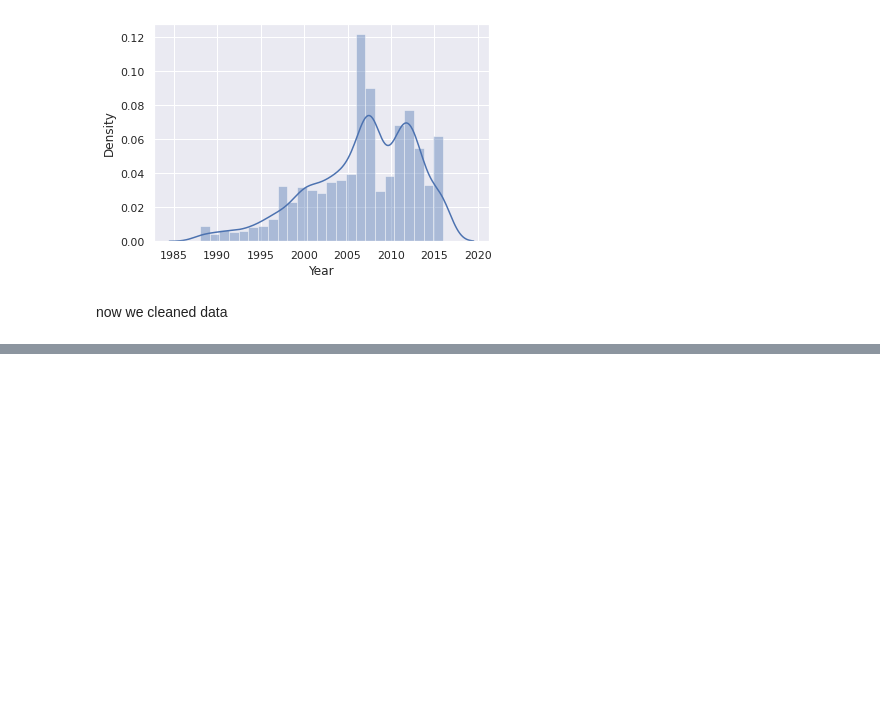
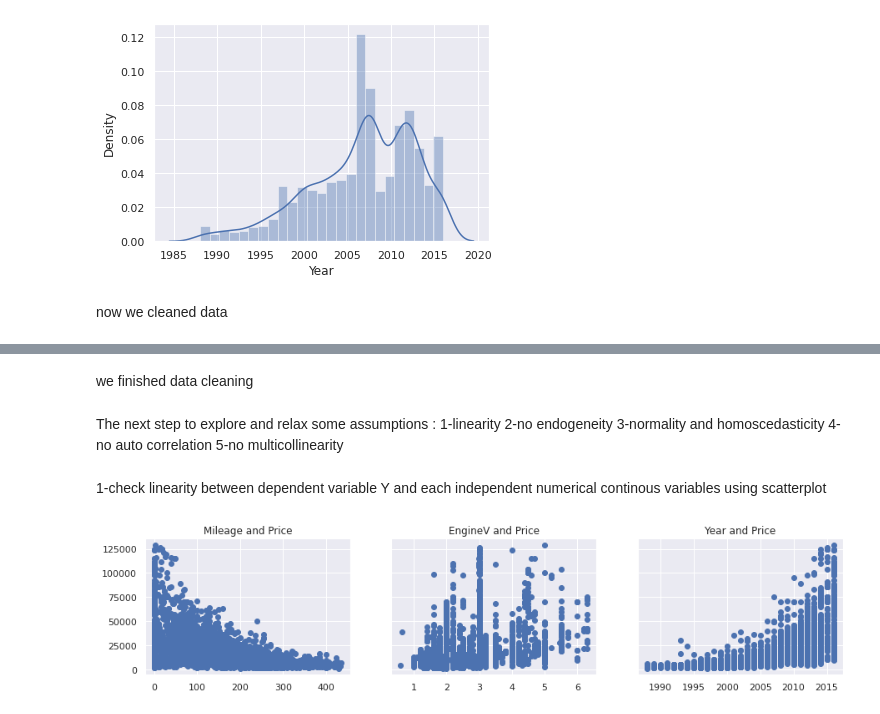
Before and after one commit to EngMdarwish/Data-Science--training, a Jupyter notebook: Cars.ipynb, the cells around one changed output, grey strips where cells are left out. Drawn from its saved outputs; the diff is of its cells as text; code cells hidden in the pictures; blank space fills up the shorter version.

```diff
--- a/Cars.ipynb
+++ b/Cars.ipynb
@@ -237,4 +237,4 @@ sns.distplot(data_4['Year'])
 # %% [markdown]
 now we cleaned data
 # %%
-data_cleaned=data_4
+data_cleaned=data_4.reset_index(drop=True)
@@ -240,0 +268,22 @@ data_cleaned=data_4
+# %% [markdown]
+we finished data cleaning
+# %% [markdown]
+The next step to explore and relax some assumptions :
+1-linearity
+2-no endogeneity
+3-normality and homoscedasticity
+4-no auto correlation
+5-no multicollinearity
+# %% [markdown]
+1-check linearity between dependent variable Y and each independent numerical continous variables using scatterplot
+# %%
+f,(ax1,ax2,ax3)=plt.subplots(1,3,sharey=True,figsize=(15,3))
+ax1.scatter(data_cleaned['Mileage'],data_cleaned['Price'])
+ax1.set_title('Mileage and Price')
+ax2.scatter(data_cleaned['EngineV'],data_cleaned['Price'])
+ax2.set_title('EngineV and Price')
+ax3.scatter(data_cleaned['Year'],data_cleaned['Price'])
+ax3.set_title('Year and Price')
+plt.show()
+# %% [output]
+[figure, added]
```
Also changed, not shown: parts of 16 cells of this notebook.
